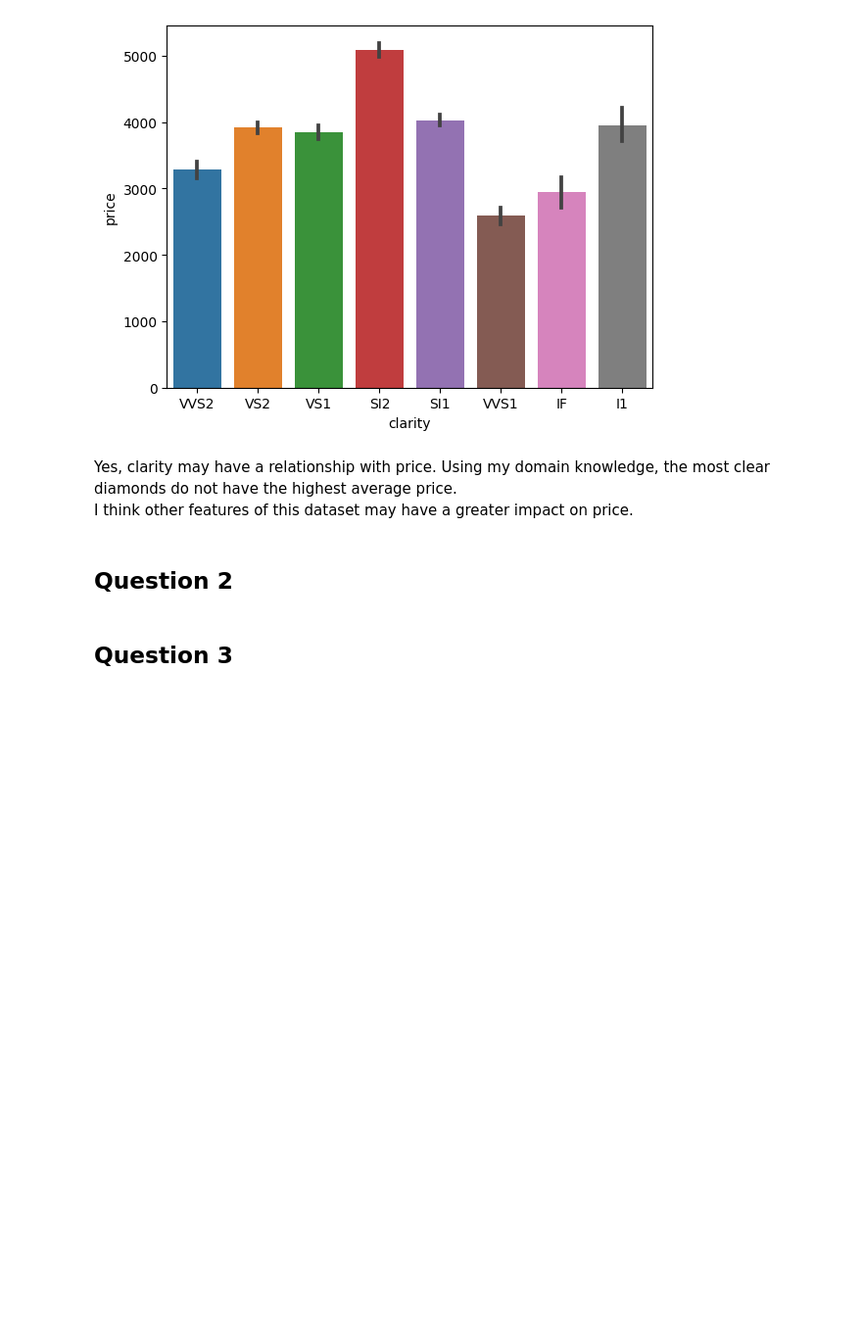
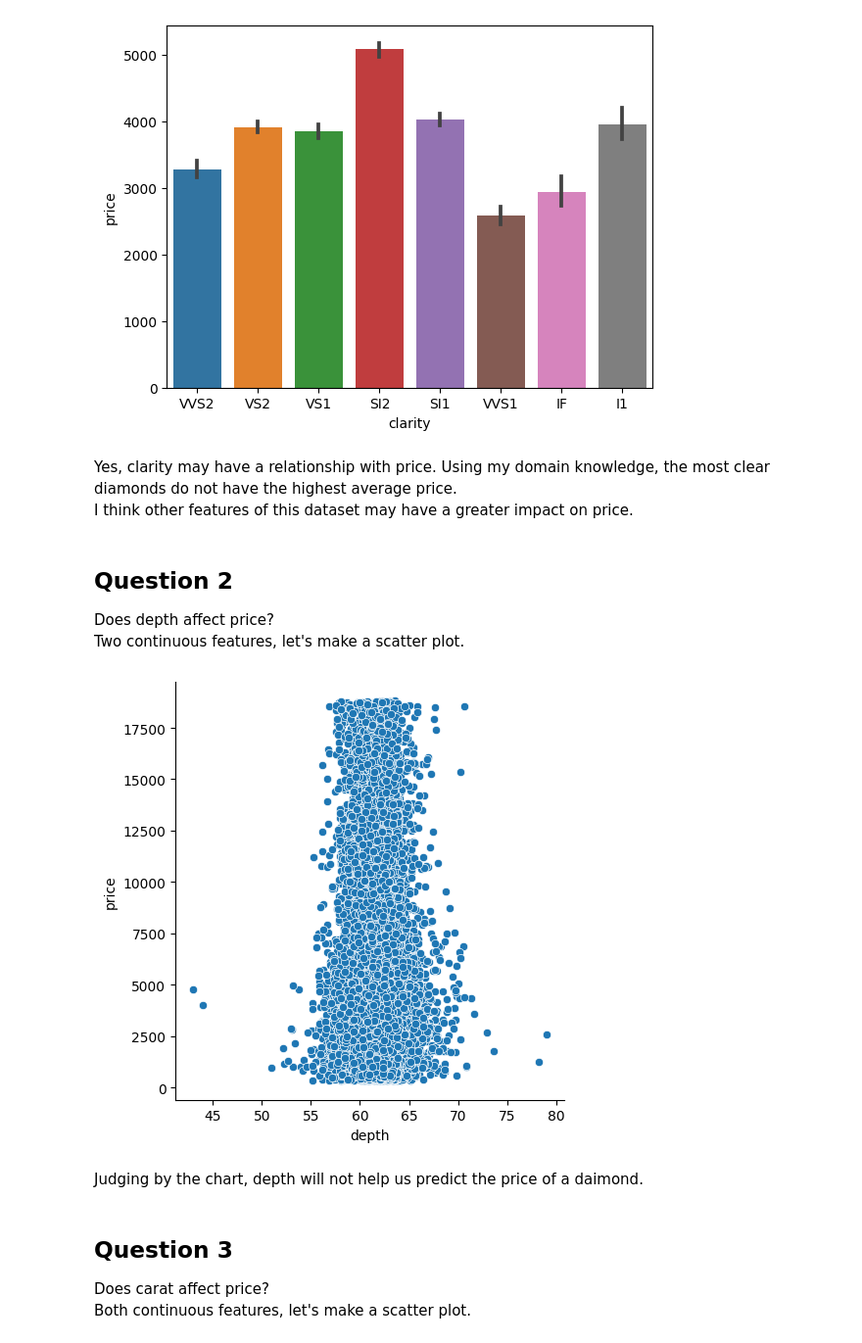
Before and after one commit to TheodoreQuansah/regression-exercises, a Jupyter notebook: explore_lesson.ipynb, the cells around one changed output. Shown at 98% size. Saved outputs shown, nothing was run; the diff lists cells and outputs as text; code cells hidden in the pictures; blank space fills up the shorter version.

```diff
--- a/explore_lesson.ipynb
+++ b/explore_lesson.ipynb
@@ -148,5 +148,18 @@ Yes, clarity may have a relationship with price. Using my domain knowledge, the
 I think other features of this dataset may have a greater impact on price.
 # %% [markdown]
 ## Question 2
+
+Does depth affect price?
+Two continuous features, let's make a scatter plot.
+# %%
+sns.relplot(data=train, x='depth', y='price')
+plt.show()
+# %% [output]
+[figure, added]
+# %% [markdown]
+Judging by the chart, depth will not help us predict the price of a daimond.
 # %% [markdown]
 ## Question 3
+
+Does carat affect price?
+Both continuous features, let's make a scatter plot.
```
Also changed, not shown: parts of 6 cells of this notebook, 1 other file.
